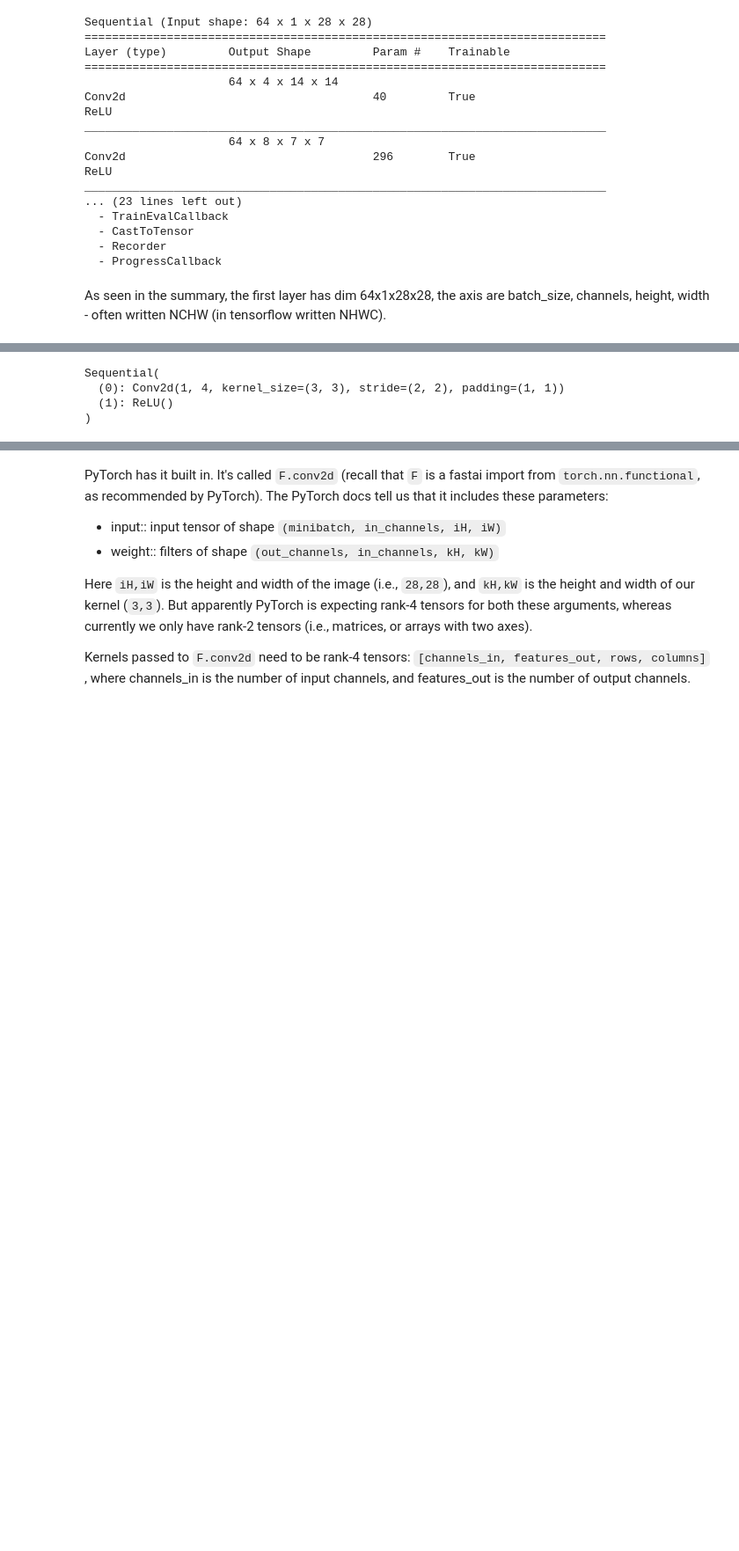
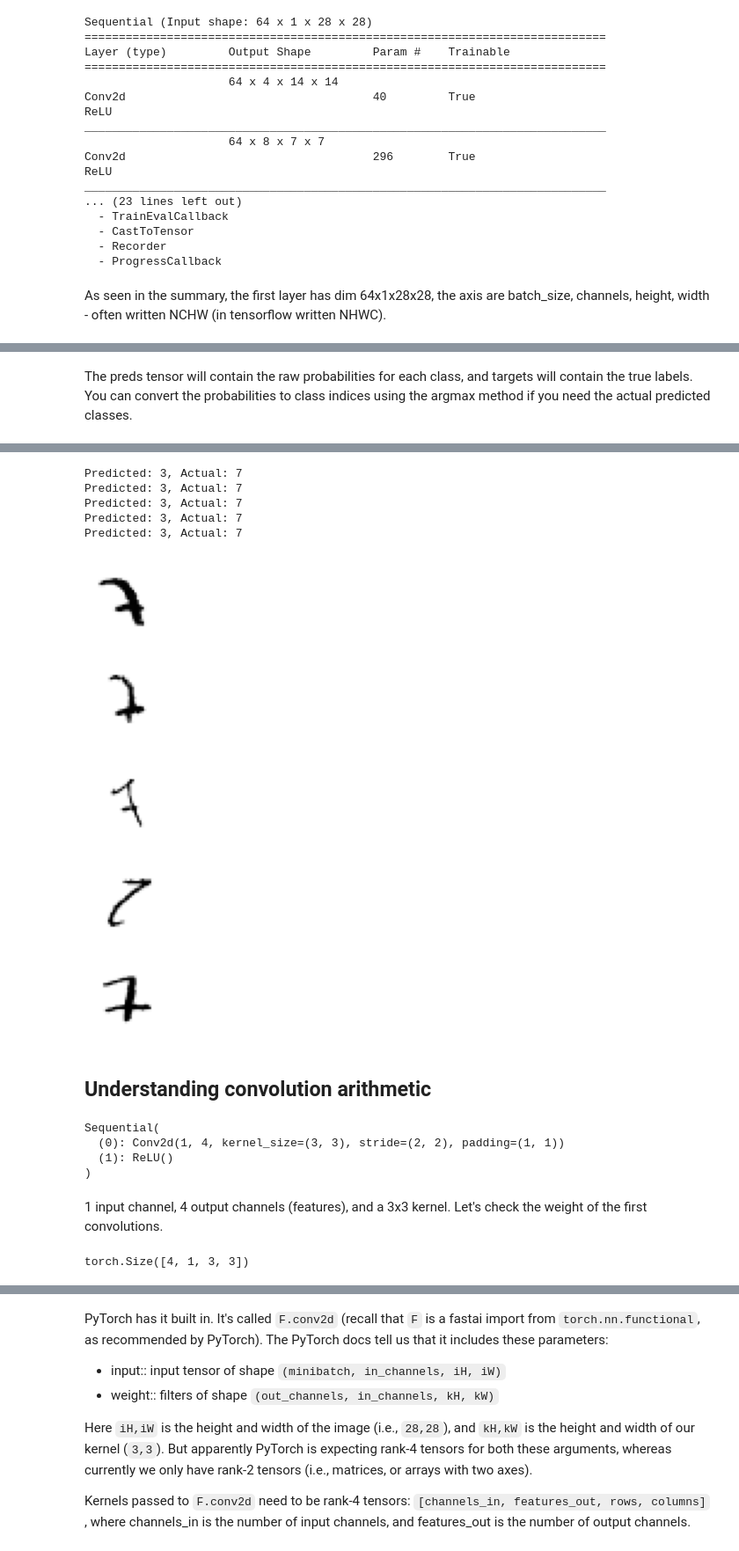
Before and after one commit to jalkestrup/fastai_course, a Jupyter notebook: 08_CNNs/CNN.ipynb, the cells around one changed output, grey strips where cells are left out. Shown at 88% size. Drawn from its saved outputs; the diff is of its cells as text; code cells hidden in the pictures; blank space fills up the shorter version.

```diff
--- a/08_CNNs/CNN.ipynb
+++ b/08_CNNs/CNN.ipynb
@@ -147,0 +155,7 @@ First convolutional layer:
+# %%
+# Get predictions for the validation set
+preds, targets = learn.get_preds()
+
+# You can print the predictions and targets here, or use them in any other way you need.
+print("Predictions:", preds)
+print("Targets:", targets)
@@ -147,0 +172,19 @@ First convolutional layer:
+# %% [markdown]
+The preds tensor will contain the raw probabilities for each class, and targets will contain the true labels. You can convert the probabilities to class indices using the argmax method if you need the actual predicted classes.
+# %%
+from fastai.vision.core import show_image
+
+# Convert the probabilities to class indices
+predicted_classes = preds.argmax(dim=1)
+
+# Find indexes where predictions do not match the targets
+misclassified_idxs = (predicted_classes != targets).nonzero(as_tuple=False).squeeze()
+
+# Show some misclassified images
+for idx in misclassified_idxs[:5]: # showing first 5 misclassified samples
+    img, label = dls.valid_ds[idx]
+    pred_label = dls.vocab[predicted_classes[idx]]
+    actual_label = dls.vocab[label]
+    print(f"Predicted: {pred_label}, Actual: {actual_label}")
+    show_image(img)
+# %% [output]
@@ -148 +192,13 @@ First convolutional layer:
+Predicted: 3, Actual: 7
+Predicted: 3, Actual: 7
+Predicted: 3, Actual: 7
+Predicted: 3, Actual: 7
+Predicted: 3, Actual: 7
+[figure, added]
+[figure, added]
+[figure, added]
+[figure, added]
+[figure, added]
+# %% [markdown]
+## Understanding convolution arithmetic
 # %%
@@ -153,3 +210,10 @@ Sequential(
   (0): Conv2d(1, 4, kernel_size=(3, 3), stride=(2, 2), padding=(1, 1))
   (1): ReLU()
 )
+# %% [markdown]
+1 input channel, 4 output channels (features), and a 3x3 kernel.
+Let's check the weight of the first convolutions.
+# %%
+m[0].weight.shape
+# %% [output]
+torch.Size([4, 1, 3, 3])
```
Also changed, not shown: parts of 23 cells of this notebook, 1 other file.
